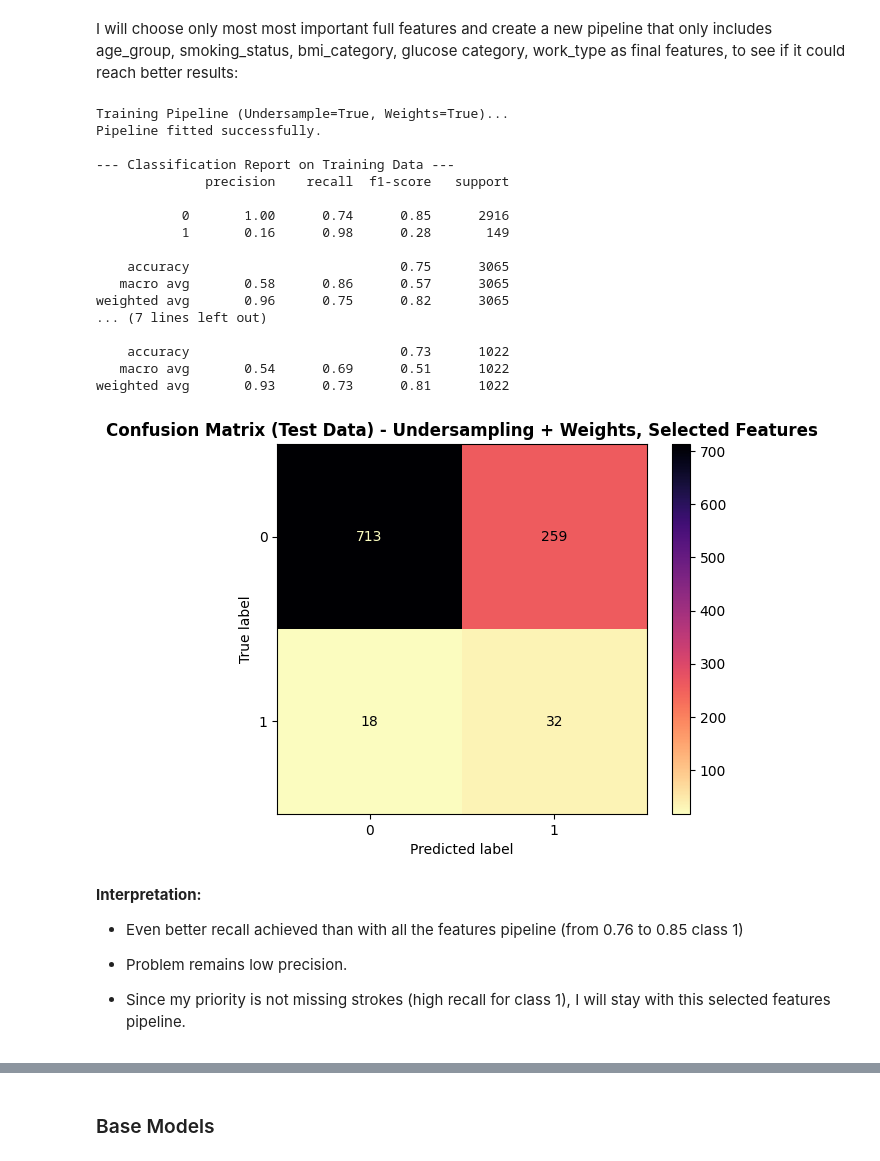
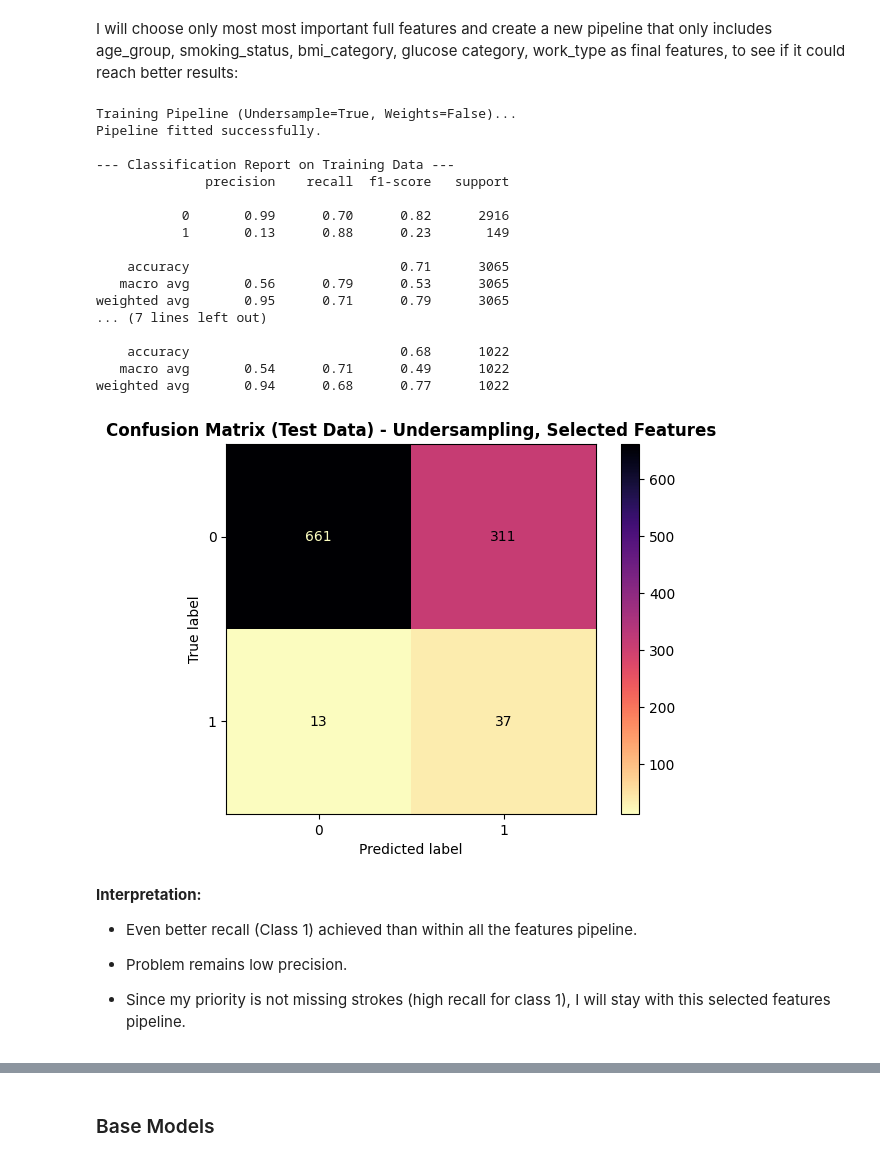
Before and after one commit to Duccard/stroke_risk_prediction, a Jupyter notebook: StrokeRiskPredictionModel.ipynb, the cells around one changed output, grey strips where cells are left out. Drawn from its saved outputs; the diff is of its cells as text; code cells hidden in the pictures.

```diff
--- a/StrokeRiskPredictionModel.ipynb
+++ b/StrokeRiskPredictionModel.ipynb
@@ -1752,37 +1267,36 @@ def evaluate_pipeline_selected_features(
 # %%
-# 2️⃣ Undersampling + Weights
 evaluate_pipeline_selected_features(
     X_train,
     y_train,
     X_test,
     y_test,
     undersample=True,
-    use_weights=True,
-    title_suffix="Undersampling + Weights, Selected Features",
+    use_weights=False,
+    title_suffix="Undersampling, Selected Features",
 )
 # %% [output]
-Training Pipeline (Undersample=True, Weights=True)...
+Training Pipeline (Undersample=True, Weights=False)...
 Pipeline fitted successfully.
 
 --- Classification Report on Training Data ---
               precision    recall  f1-score   support
 
-           0       1.00      0.74      0.85      2916
-           1       0.16      0.98      0.28       149
+           0       0.99      0.70      0.82      2916
+           1       0.13      0.88      0.23       149
 
-    accuracy                           0.75      3065
-   macro avg       0.58      0.86      0.57      3065
-weighted avg       0.96      0.75      0.82      3065
+    accuracy                           0.71      3065
+   macro avg       0.56      0.79      0.53      3065
+weighted avg       0.95      0.71      0.79      3065
 ... (7 lines left out)
 
-    accuracy                           0.73      1022
-   macro avg       0.54      0.69      0.51      1022
-weighted avg       0.93      0.73      0.81      1022
+    accuracy                           0.68      1022
+   macro avg       0.54      0.71      0.49      1022
+weighted avg       0.94      0.68      0.77      1022
-[figure, old version]
+[figure, new version]
 # %% [markdown]
 **Interpretation:**
 
-- Even better recall achieved than with all the features pipeline (from 0.76 to 0.85 class 1)
+- Even better recall (Class 1) achieved than within all the features pipeline.
 
 - Problem remains low precision.
 
```
Also changed, not shown: parts of 63 cells of this notebook, 2 other files.
